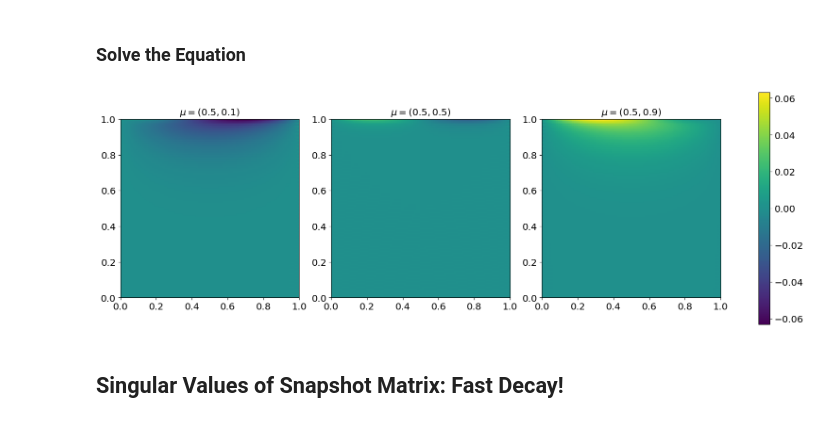
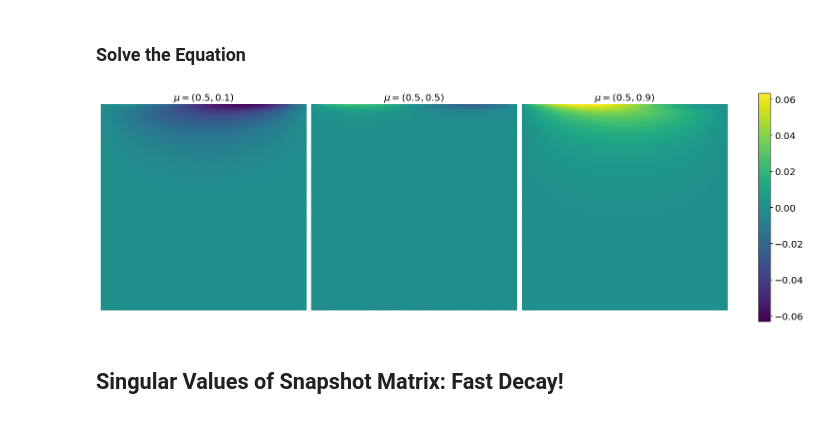
Before and after one commit to maxhirsch/intro-to-rom, a Jupyter notebook: Allen-Cahn-ROM.ipynb, the cells around one changed output. Cells and saved outputs as stored; diff of their text form; code cells hidden in the pictures.

```diff
--- a/Allen-Cahn-ROM.ipynb
+++ b/Allen-Cahn-ROM.ipynb
@@ -103,34 +103,37 @@ Nt = 100
 Nx = 100
 
 # solve Allen-Cahn for three different parameters
 mu = np.array([0.5, 0.1])
 sol1 = solve_allen_cahn_convex_splitting(Nt, Nx, mu)
 
 mu = np.array([0.5, 0.5])
 sol2 = solve_allen_cahn_convex_splitting(Nt, Nx, mu)
 
 mu = np.array([0.5, 0.9])
 sol3 = solve_allen_cahn_convex_splitting(Nt, Nx, mu)
 
 # plot results
 fig, axes = plt.subplots(1, 3, figsize=(15, 5), constrained_layout=True)
 vmin = min(sol1.min(), sol2.min(), sol3.min())
 vmax = max(sol1.max(), sol2.max(), sol3.max())
 
 im1 = axes[0].imshow(sol1, vmin=vmin, vmax=vmax, extent=[0, 1, 0, 1])
 axes[0].set_title("$\\mu = (0.5, 0.1)$")
+axes[0].set_axis_off()
 
 im2 = axes[1].imshow(sol2, vmin=vmin, vmax=vmax, extent=[0, 1, 0, 1])
 axes[1].set_title("$\\mu = (0.5, 0.5)$")
+axes[1].set_axis_off()
 
 im3 = axes[2].imshow(sol3, vmin=vmin, vmax=vmax, extent=[0, 1, 0, 1])
 axes[2].set_title("$\\mu = (0.5, 0.9)$")
+axes[2].set_axis_off()
 
 fig.colorbar(im1, ax=axes, orientation='vertical', fraction=.1)
 plt.savefig("allen-cahn-solutions.pdf", bbox_inches="tight")
 plt.show()
 # %% [output]
-[figure, old version]
+[figure, new version]
 # %% [markdown]
 ## Singular Values of Snapshot Matrix: Fast Decay!
 # %%
```
Also changed, not shown: parts of 5 cells of this notebook.
